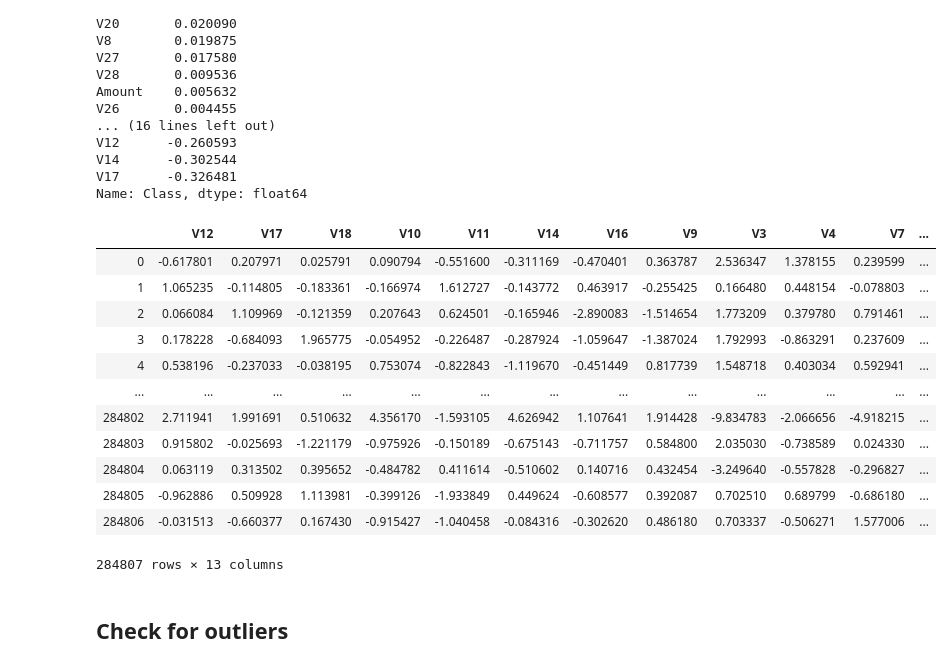
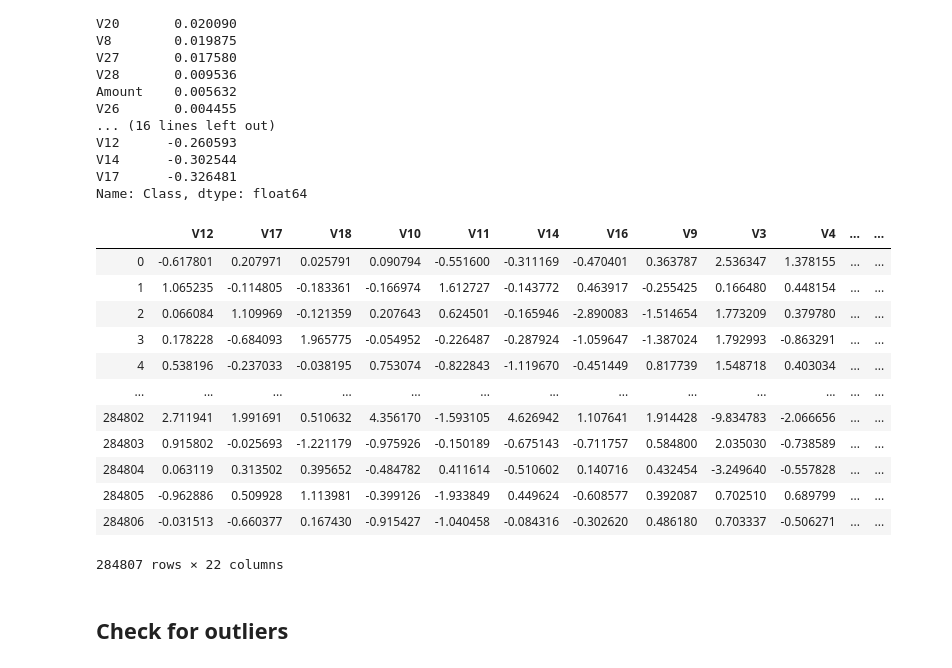
Before and after one commit to Learnlearningplatform/Credit_Card_Fraud_Detection, a Jupyter notebook: Updated_fraud_dect.ipynb, the cells around one changed output. Drawn from its saved outputs; the diff is of its cells as text; code cells hidden in the pictures.

```diff
--- a/Updated_fraud_dect.ipynb
+++ b/Updated_fraud_dect.ipynb
@@ -166,22 +150,22 @@ V17      -0.326481
 Name: Class, dtype: float64
 # %%
 #best feature with correlation
-df1=df[['V12','V17','V18','V10','V11','V14','V16','V9','V3','V4','V7','Time','Class']]
+df1=df[['V12','V17','V18','V10','V11','V14','V16','V9','V3','V4','V7','V1','V5','V6','V2','V27','V8','V20','V19','V21','Time','Class']]
 df1
 # %% [output]
-|  | V12 | V17 | V18 | V10 | V11 | V14 | V16 | V9 | V3 | V4 | V7 | ... |
-| 0 | -0.617801 | 0.207971 | 0.025791 | 0.090794 | -0.551600 | -0.311169 | -0.470401 | 0.363787 | 2.536347 | 1.378155 | 0.239599 | ... |
-| 1 | 1.065235 | -0.114805 | -0.183361 | -0.166974 | 1.612727 | -0.143772 | 0.463917 | -0.255425 | 0.166480 | 0.448154 | -0.078803 | ... |
-| 2 | 0.066084 | 1.109969 | -0.121359 | 0.207643 | 0.624501 | -0.165946 | -2.890083 | -1.514654 | 1.773209 | 0.379780 | 0.791461 | ... |
-| 3 | 0.178228 | -0.684093 | 1.965775 | -0.054952 | -0.226487 | -0.287924 | -1.059647 | -1.387024 | 1.792993 | -0.863291 | 0.237609 | ... |
-| 4 | 0.538196 | -0.237033 | -0.038195 | 0.753074 | -0.822843 | -1.119670 | -0.451449 | 0.817739 | 1.548718 | 0.403034 | 0.592941 | ... |
+|  | V12 | V17 | V18 | V10 | V11 | V14 | V16 | V9 | V3 | V4 | ... | ... |
+| 0 | -0.617801 | 0.207971 | 0.025791 | 0.090794 | -0.551600 | -0.311169 | -0.470401 | 0.363787 | 2.536347 | 1.378155 | ... | ... |
+| 1 | 1.065235 | -0.114805 | -0.183361 | -0.166974 | 1.612727 | -0.143772 | 0.463917 | -0.255425 | 0.166480 | 0.448154 | ... | ... |
+| 2 | 0.066084 | 1.109969 | -0.121359 | 0.207643 | 0.624501 | -0.165946 | -2.890083 | -1.514654 | 1.773209 | 0.379780 | ... | ... |
+| 3 | 0.178228 | -0.684093 | 1.965775 | -0.054952 | -0.226487 | -0.287924 | -1.059647 | -1.387024 | 1.792993 | -0.863291 | ... | ... |
+| 4 | 0.538196 | -0.237033 | -0.038195 | 0.753074 | -0.822843 | -1.119670 | -0.451449 | 0.817739 | 1.548718 | 0.403034 | ... | ... |
 | ... | ... | ... | ... | ... | ... | ... | ... | ... | ... | ... | ... | ... |
-| 284802 | 2.711941 | 1.991691 | 0.510632 | 4.356170 | -1.593105 | 4.626942 | 1.107641 | 1.914428 | -9.834783 | -2.066656 | -4.918215 | ... |
-| 284803 | 0.915802 | -0.025693 | -1.221179 | -0.975926 | -0.150189 | -0.675143 | -0.711757 | 0.584800 | 2.035030 | -0.738589 | 0.024330 | ... |
-| 284804 | 0.063119 | 0.313502 | 0.395652 | -0.484782 | 0.411614 | -0.510602 | 0.140716 | 0.432454 | -3.249640 | -0.557828 | -0.296827 | ... |
-| 284805 | -0.962886 | 0.509928 | 1.113981 | -0.399126 | -1.933849 | 0.449624 | -0.608577 | 0.392087 | 0.702510 | 0.689799 | -0.686180 | ... |
-| 284806 | -0.031513 | -0.660377 | 0.167430 | -0.915427 | -1.040458 | -0.084316 | -0.302620 | 0.486180 | 0.703337 | -0.506271 | 1.577006 | ... |
+| 284802 | 2.711941 | 1.991691 | 0.510632 | 4.356170 | -1.593105 | 4.626942 | 1.107641 | 1.914428 | -9.834783 | -2.066656 | ... | ... |
+| 284803 | 0.915802 | -0.025693 | -1.221179 | -0.975926 | -0.150189 | -0.675143 | -0.711757 | 0.584800 | 2.035030 | -0.738589 | ... | ... |
+| 284804 | 0.063119 | 0.313502 | 0.395652 | -0.484782 | 0.411614 | -0.510602 | 0.140716 | 0.432454 | -3.249640 | -0.557828 | ... | ... |
+| 284805 | -0.962886 | 0.509928 | 1.113981 | -0.399126 | -1.933849 | 0.449624 | -0.608577 | 0.392087 | 0.702510 | 0.689799 | ... | ... |
+| 284806 | -0.031513 | -0.660377 | 0.167430 | -0.915427 | -1.040458 | -0.084316 | -0.302620 | 0.486180 | 0.703337 | -0.506271 | ... | ... |
-284807 rows × 13 columns
+284807 rows × 22 columns
 # %% [markdown]
 ## Check for outliers
 # %%
```
Also changed, not shown: parts of 60 cells of this notebook.
